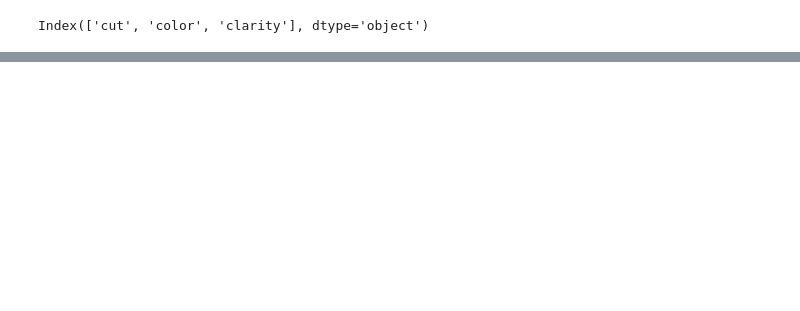
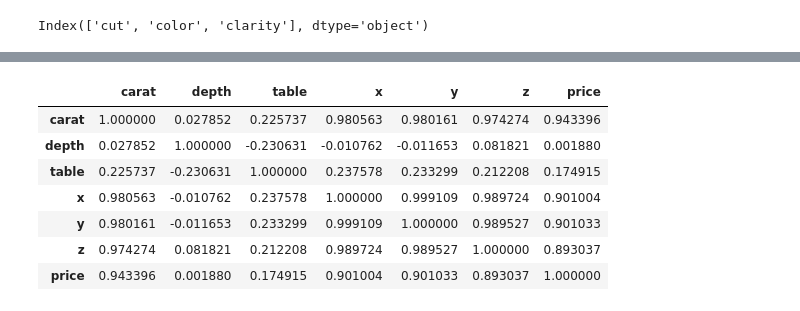
Before and after one commit to pappumahato/RegressionProject, a Jupyter notebook: notebooks/EDA.ipynb, the cells around one changed output, grey strips where cells are left out. Cells and saved outputs as stored; diff of their text form; code cells hidden in the pictures; blank space fills up the shorter version.

```diff
--- a/notebooks/EDA.ipynb
+++ b/notebooks/EDA.ipynb
@@ -191,0 +199,11 @@ df['clarity'].value_counts().plot(kind='bar')
+# %%
+df.corr()
+# %% [output]
+|  | carat | depth | table | x | y | z | price |
+| carat | 1.000000 | 0.027852 | 0.225737 | 0.980563 | 0.980161 | 0.974274 | 0.943396 |
+| depth | 0.027852 | 1.000000 | -0.230631 | -0.010762 | -0.011653 | 0.081821 | 0.001880 |
+| table | 0.225737 | -0.230631 | 1.000000 | 0.237578 | 0.233299 | 0.212208 | 0.174915 |
+| x | 0.980563 | -0.010762 | 0.237578 | 1.000000 | 0.999109 | 0.989724 | 0.901004 |
+| y | 0.980161 | -0.011653 | 0.233299 | 0.999109 | 1.000000 | 0.989527 | 0.901033 |
+| z | 0.974274 | 0.081821 | 0.212208 | 0.989724 | 0.989527 | 1.000000 | 0.893037 |
+| price | 0.943396 | 0.001880 | 0.174915 | 0.901004 | 0.901033 | 0.893037 | 1.000000 |
```
Also changed, not shown: parts of 21 cells of this notebook.
